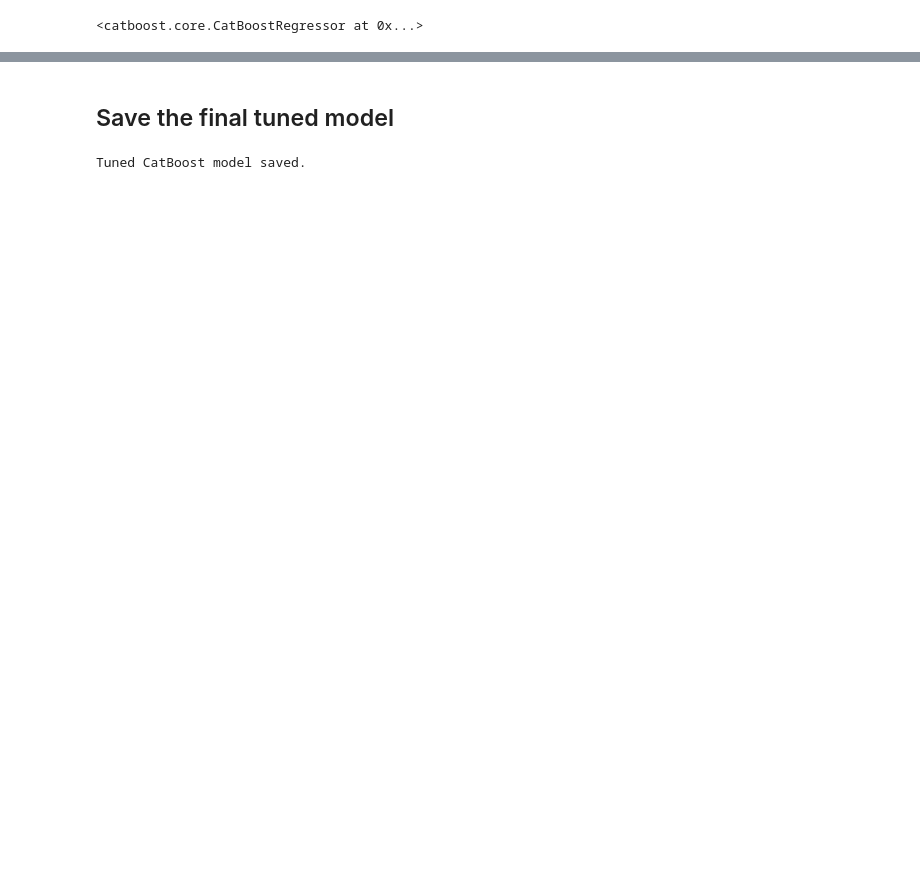
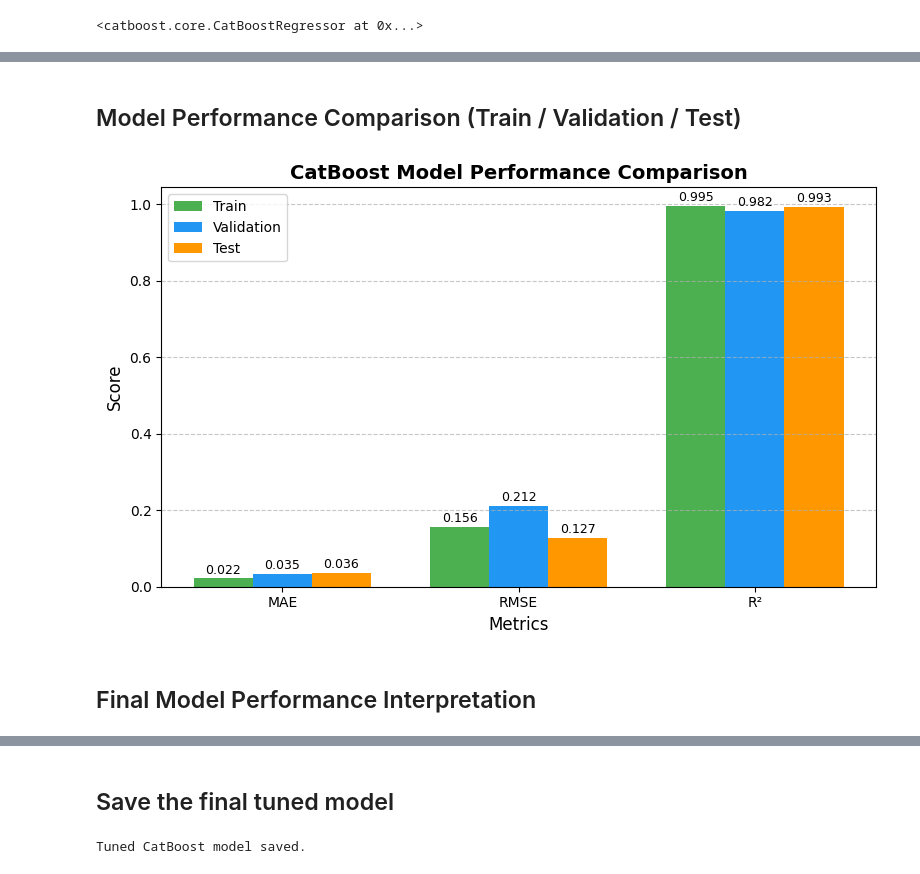
Before and after one commit to Aashi8810/ML_01_video_game_prediction, a Jupyter notebook: video_game_analysis/notebooks/fc110570_Belani/catboost_training.ipynb, the cells around one changed output, grey strips where cells are left out. Cells and saved outputs as stored; diff of their text form; code cells hidden in the pictures; blank space fills up the shorter version.

```diff
--- a/video_game_analysis/notebooks/fc110570_Belani/catboost_training.ipynb
+++ b/video_game_analysis/notebooks/fc110570_Belani/catboost_training.ipynb
@@ -262,0 +329,53 @@ Tuned model:
+# %% [markdown]
+## Model Performance Comparison (Train / Validation / Test)
+# %%
+# Performance Comparison Visualization (Train / Validation / Test)
+
+# Metrics
+train_metrics = {'MAE': 0.0216, 'RMSE': 0.1562, 'R²': 0.9945}
+val_metrics   = {'MAE': 0.0345, 'RMSE': 0.2121, 'R²': 0.9816}
+test_metrics  = {'MAE': 0.0361, 'RMSE': 0.1273, 'R²': 0.9926}
+
+# Prepare data
+metrics = list(train_metrics.keys())
+train_values = list(train_metrics.values())
+val_values = list(val_metrics.values())
+test_values = list(test_metrics.values())
+
+x = np.arange(len(metrics))
+width = 0.25
+
+# Create bar plot
+plt.figure(figsize=(8, 5))
+bars1 = plt.bar(x - width, train_values, width, label='Train', color='#4caf50')
+bars2 = plt.bar(x, val_values, width, label='Validation', color='#2196f3')
+bars3 = plt.bar(x + width, test_values, width, label='Test', color='#ff9800')
+
+# Add value labels on top of each bar
+def add_labels(bars):
+    for bar in bars:
+        height = bar.get_height()
+        plt.text(
+            bar.get_x() + bar.get_width() / 2,  # x position (center of bar)
+            height + 0.005,                     # y position slightly above bar
+            f'{height:.3f}',                    # text (rounded to 3 decimals)
+            ha='center', va='bottom', fontsize=9
+        )
+
+add_labels(bars1)
+add_labels(bars2)
+add_labels(bars3)
+
+# Add labels and formatting
+plt.xlabel('Metrics', fontsize=12)
+plt.ylabel('Score', fontsize=12)
+plt.title('CatBoost Model Performance Comparison', fontsize=14, weight='bold')
+plt.xticks(x, metrics)
+plt.legend()
+plt.grid(axis='y', linestyle='--', alpha=0.7)
+plt.tight_layout()
+plt.show()
+# %% [output]
+[figure, added]
+# %% [markdown]
+## Final Model Performance Interpretation
```
Also changed, not shown: parts of 29 cells of this notebook, 17 other files.
